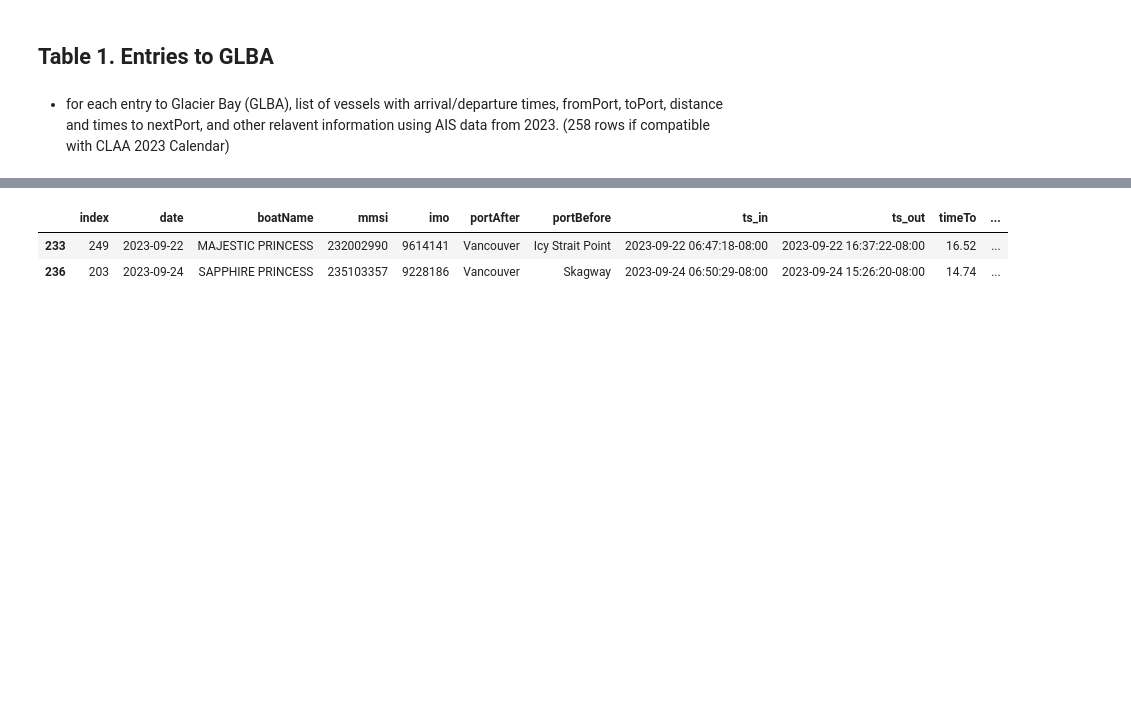
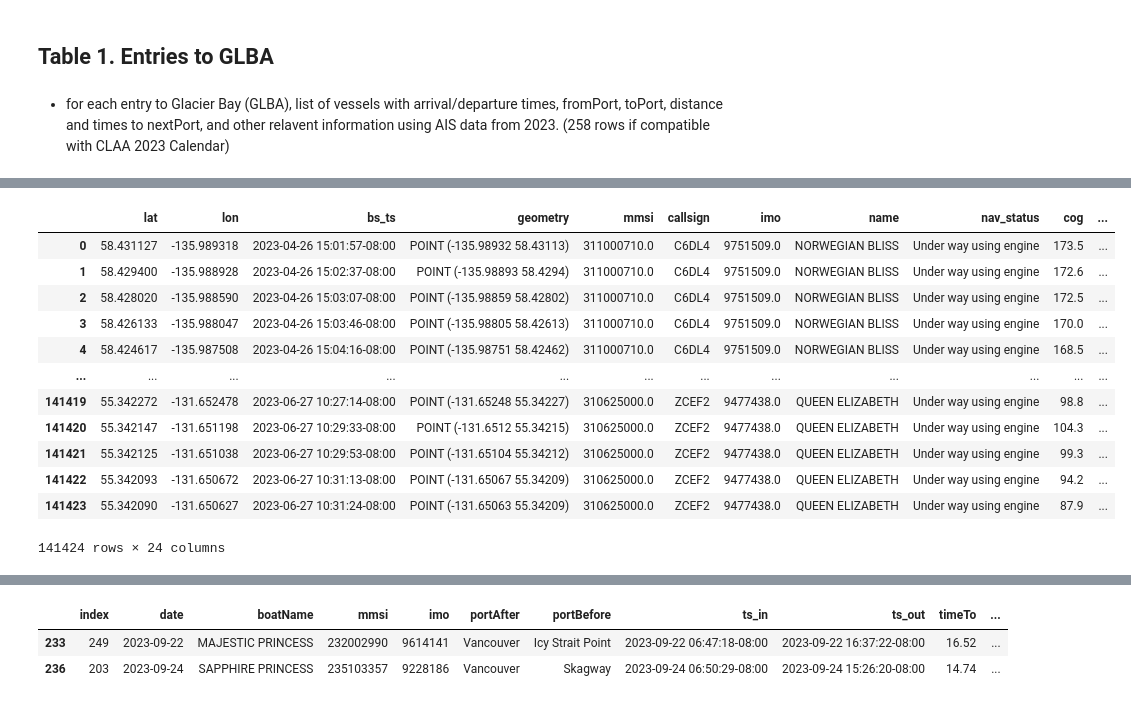
Before and after one commit to gebrady/shippy, a Jupyter notebook: tables_and_figures.ipynb, the cells around one changed output, grey strips where cells are left out. Drawn from its saved outputs; the diff is of its cells as text; code cells hidden in the pictures; blank space fills up the shorter version.

```diff
--- a/tables_and_figures.ipynb
+++ b/tables_and_figures.ipynb
@@ -70,0 +120,16 @@ processing NORWEGIAN BLISS
+# %%
+a.ais_data_glba_to_next_port
+# %% [output]
+|  | lat | lon | bs_ts | geometry | mmsi | callsign | imo | name | nav_status | cog | ... |
+| 0 | 58.431127 | -135.989318 | 2023-04-26 15:01:57-08:00 | POINT (-135.98932 58.43113) | 311000710.0 | C6DL4 | 9751509.0 | NORWEGIAN BLISS | Under way using engine | 173.5 | ... |
+| 1 | 58.429400 | -135.988928 | 2023-04-26 15:02:37-08:00 | POINT (-135.98893 58.4294) | 311000710.0 | C6DL4 | 9751509.0 | NORWEGIAN BLISS | Under way using engine | 172.6 | ... |
+| 2 | 58.428020 | -135.988590 | 2023-04-26 15:03:07-08:00 | POINT (-135.98859 58.42802) | 311000710.0 | C6DL4 | 9751509.0 | NORWEGIAN BLISS | Under way using engine | 172.5 | ... |
+| 3 | 58.426133 | -135.988047 | 2023-04-26 15:03:46-08:00 | POINT (-135.98805 58.42613) | 311000710.0 | C6DL4 | 9751509.0 | NORWEGIAN BLISS | Under way using engine | 170.0 | ... |
+| 4 | 58.424617 | -135.987508 | 2023-04-26 15:04:16-08:00 | POINT (-135.98751 58.42462) | 311000710.0 | C6DL4 | 9751509.0 | NORWEGIAN BLISS | Under way using engine | 168.5 | ... |
+| ... | ... | ... | ... | ... | ... | ... | ... | ... | ... | ... | ... |
+| 141419 | 55.342272 | -131.652478 | 2023-06-27 10:27:14-08:00 | POINT (-131.65248 55.34227) | 310625000.0 | ZCEF2 | 9477438.0 | QUEEN ELIZABETH | Under way using engine | 98.8 | ... |
+| 141420 | 55.342147 | -131.651198 | 2023-06-27 10:29:33-08:00 | POINT (-131.6512 55.34215) | 310625000.0 | ZCEF2 | 9477438.0 | QUEEN ELIZABETH | Under way using engine | 104.3 | ... |
+| 141421 | 55.342125 | -131.651038 | 2023-06-27 10:29:53-08:00 | POINT (-131.65104 55.34212) | 310625000.0 | ZCEF2 | 9477438.0 | QUEEN ELIZABETH | Under way using engine | 99.3 | ... |
+| 141422 | 55.342093 | -131.650672 | 2023-06-27 10:31:13-08:00 | POINT (-131.65067 55.34209) | 310625000.0 | ZCEF2 | 9477438.0 | QUEEN ELIZABETH | Under way using engine | 94.2 | ... |
+| 141423 | 55.342090 | -131.650627 | 2023-06-27 10:31:24-08:00 | POINT (-131.65063 55.34209) | 310625000.0 | ZCEF2 | 9477438.0 | QUEEN ELIZABETH | Under way using engine | 87.9 | ... |
+141424 rows × 24 columns
```
Also changed, not shown: parts of 12 cells of this notebook, 4 other files.
